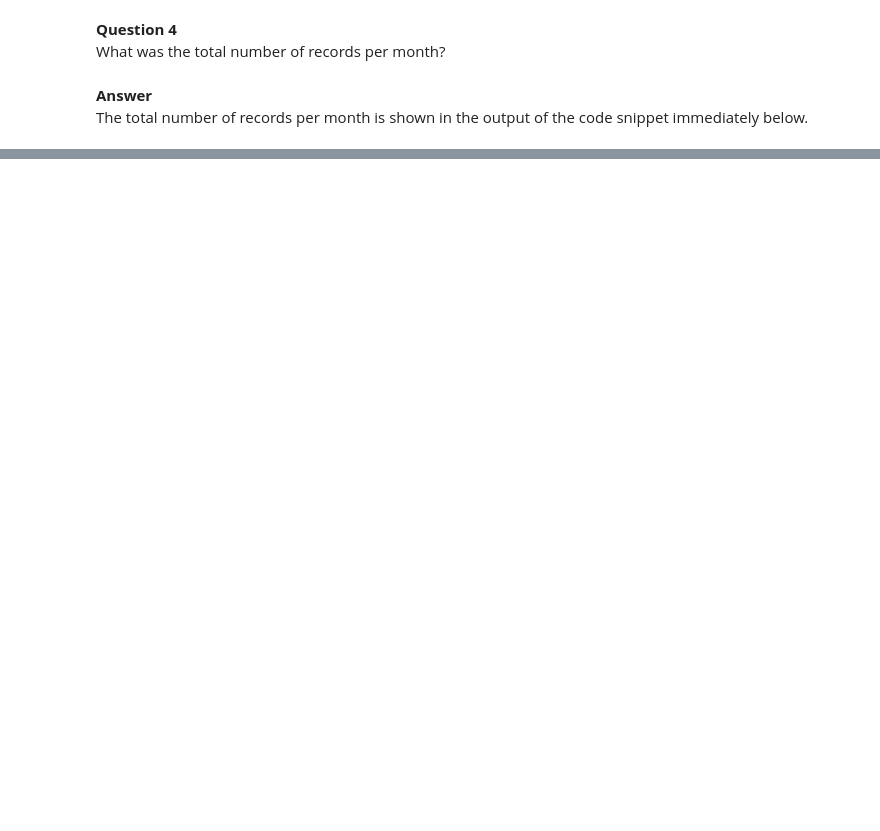
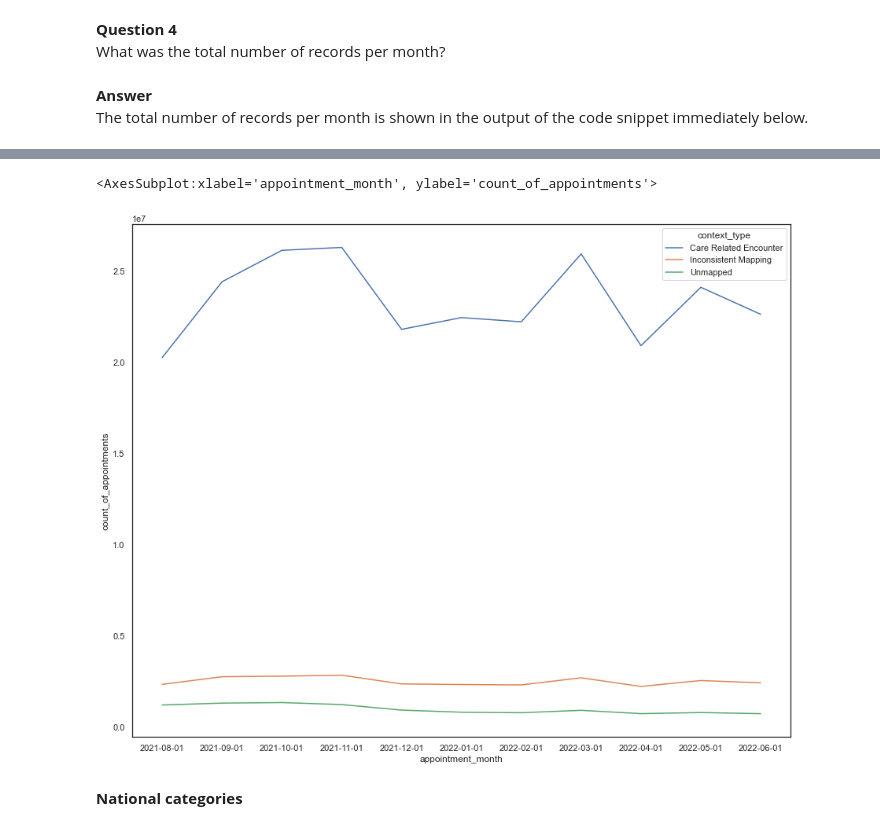
Before and after one commit to andreas-yiallouros/LSE_DA_Course_NHS_GP_Appointments, a Jupyter notebook: Yiallouros_Andreas_DA201_Assignment_Notebook.ipynb, the cells around one changed output, grey strips where cells are left out. Drawn from its saved outputs; the diff is of its cells as text; code cells hidden in the pictures; blank space fills up the shorter version.

```diff
--- a/Yiallouros_Andreas_DA201_Assignment_Notebook.ipynb
+++ b/Yiallouros_Andreas_DA201_Assignment_Notebook.ipynb
@@ -1016,0 +1153,16 @@ Name: appointment_month, dtype: int64
+# %%
+# Aggregate on monthly level and determine the sum of appointments per context type per month.
+month_and_context_group = df_national_categories.groupby(['appointment_month', 'context_type'])
+apnts_by_month_and_context = month_and_context_group['count_of_appointments'].sum().reset_index()
+# %%
+# Create lineplot for number of appointments by month and context type.
+sns.lineplot(data=apnts_by_month_and_context,
+             x='appointment_month',
+             y='count_of_appointments',
+             hue='context_type',
+             ci=None)
+# %% [output]
+<AxesSubplot:xlabel='appointment_month', ylabel='count_of_appointments'>
+[figure, added]
+# %% [markdown]
+**National categories**
```
Also changed, not shown: parts of 82 cells of this notebook.
